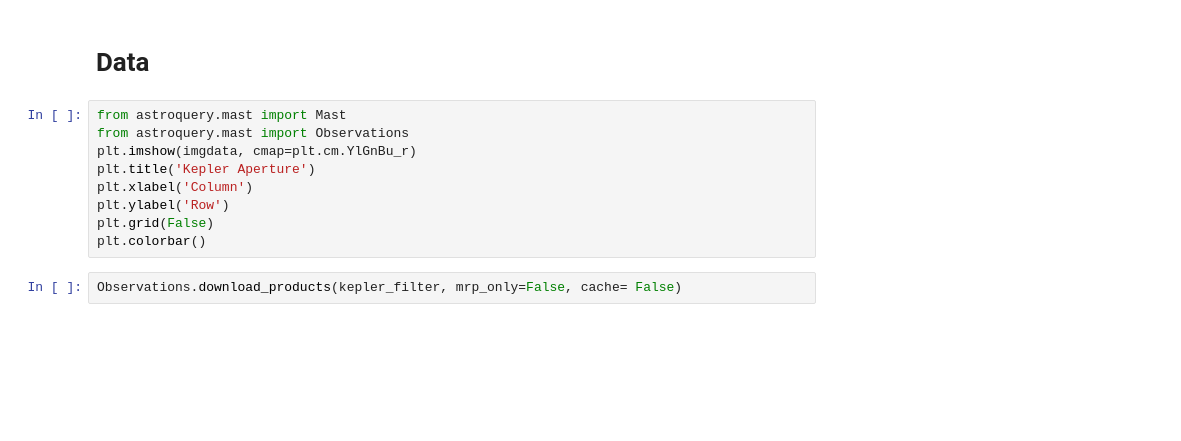
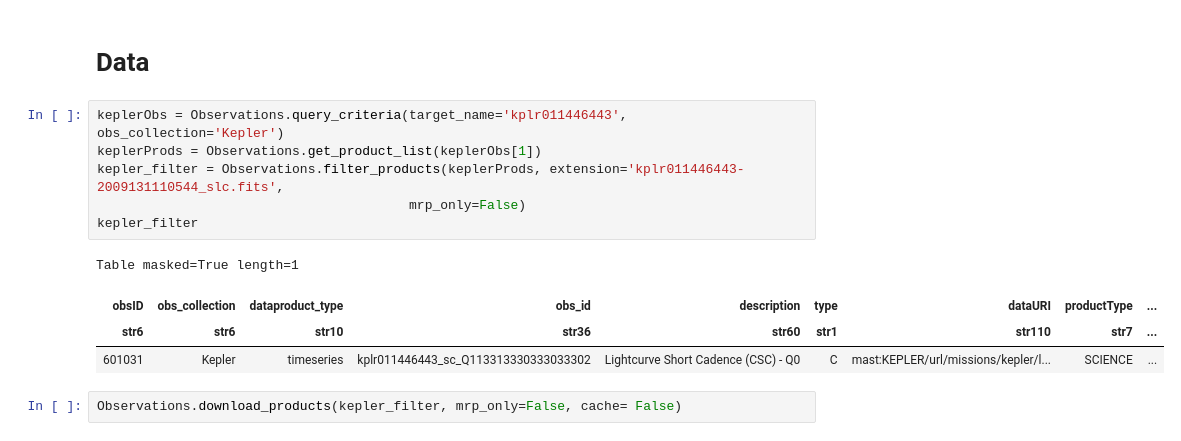
Before and after one commit to Srivardini11/lark, a Jupyter notebook: Kepler_light_curves.ipynb, the cells around one changed output. Drawn from its saved outputs; the diff is of its cells as text; blank space fills up the shorter version.

```diff
--- a/Kepler_light_curves.ipynb
+++ b/Kepler_light_curves.ipynb
@@ -12,14 +34,16 @@ sb.set_style('darkgrid')
 # %% [markdown]
 # **Data**
-# %%
-from astroquery.mast import Mast
-from astroquery.mast import Observations
-plt.imshow(imgdata, cmap=plt.cm.YlGnBu_r)
-plt.title('Kepler Aperture')
-plt.xlabel('Column')
-plt.ylabel('Row')
-plt.grid(False)
-plt.colorbar()
+# %%
+keplerObs = Observations.query_criteria(target_name='kplr011446443', obs_collection='Kepler')
+keplerProds = Observations.get_product_list(keplerObs[1])
+kepler_filter = Observations.filter_products(keplerProds, extension='kplr011446443-2009131110544_slc.fits',
+                                        mrp_only=False)
+kepler_filter
+# %% [output]
+Table masked=True length=1
+| obsID | obs_collection | dataproduct_type | obs_id | description | type | dataURI | productType | ... |
+| str6 | str6 | str10 | str36 | str60 | str1 | str110 | str7 | ... |
+| 601031 | Kepler | timeseries | kplr011446443_sc_Q113313330333033302 | Lightcurve Short Cadence (CSC) - Q0 | C | mast:KEPLER/url/missions/kepler/l... | SCIENCE | ... |
 # %%
 Observations.download_products(kepler_filter, mrp_only=False, cache= False)
 # %% [output]
```
Also changed, not shown: parts of 1 cell of this notebook.
